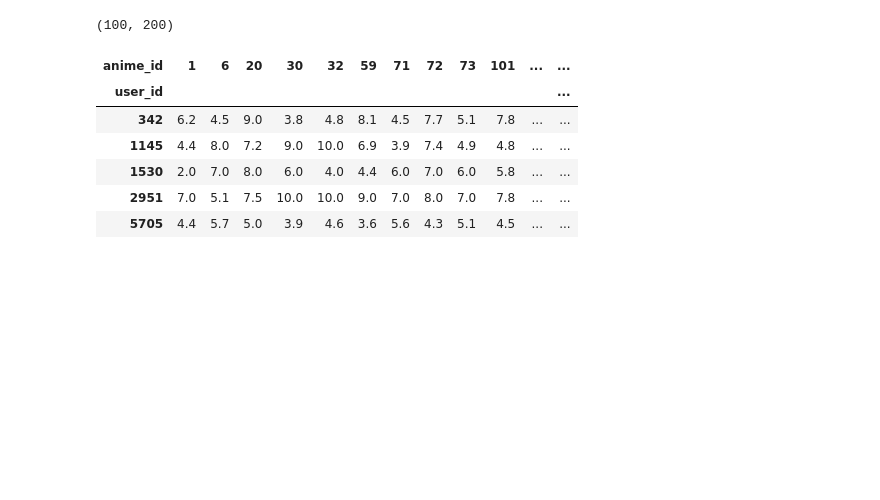
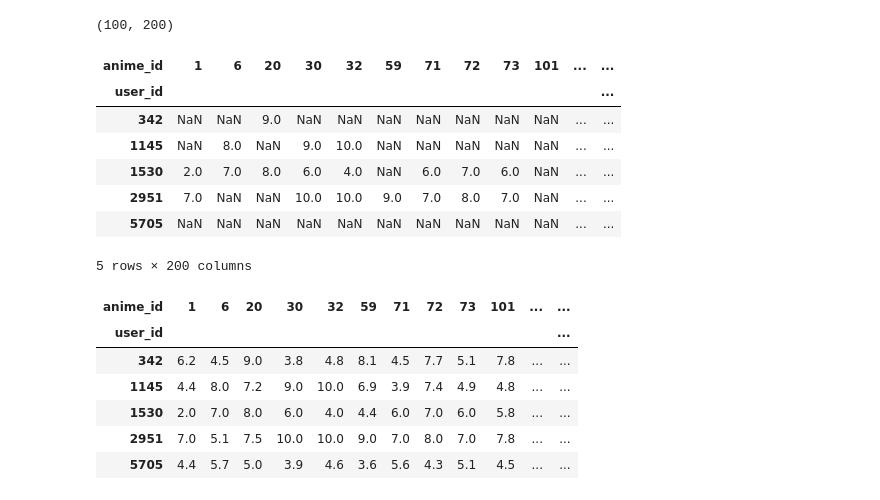
Before and after one commit to wq1701/mlpp_final, a Jupyter notebook: anime_recommendation.ipynb, the cells around one changed output. Cells and saved outputs as stored; diff of their text form; code cells hidden in the pictures; blank space fills up the shorter version.

```diff
--- a/anime_recommendation.ipynb
+++ b/anime_recommendation.ipynb
@@ -104,6 +104,24 @@ def control_value(value):
         return 10
     else:
         return(value)
+# %%
+def fill_minus1(value):
+    if value == -1:
+        return np.nan
+    else:
+        return value
+# %%
+anime_matrix = anime_matrix.applymap(fill_minus1)
+anime_matrix.head()
+# %% [output]
+| anime_id | 1 | 6 | 20 | 30 | 32 | 59 | 71 | 72 | 73 | 101 | ... | ... |
+| user_id |  |  |  |  |  |  |  |  |  |  |  | ... |
+| 342 | NaN | NaN | 9.0 | NaN | NaN | NaN | NaN | NaN | NaN | NaN | ... | ... |
+| 1145 | NaN | 8.0 | NaN | 9.0 | 10.0 | NaN | NaN | NaN | NaN | NaN | ... | ... |
+| 1530 | 2.0 | 7.0 | 8.0 | 6.0 | 4.0 | NaN | 6.0 | 7.0 | 6.0 | NaN | ... | ... |
+| 2951 | 7.0 | NaN | NaN | 10.0 | 10.0 | 9.0 | 7.0 | 8.0 | 7.0 | NaN | ... | ... |
+| 5705 | NaN | NaN | NaN | NaN | NaN | NaN | NaN | NaN | NaN | NaN | ... | ... |
+5 rows × 200 columns
 # %%
 # fill in NA's and -1's
 anime_matrix = anime_matrix.applymap(fill_unrated).applymap(control_value)
```
Also changed, not shown: parts of 8 cells of this notebook, 1 other file.
